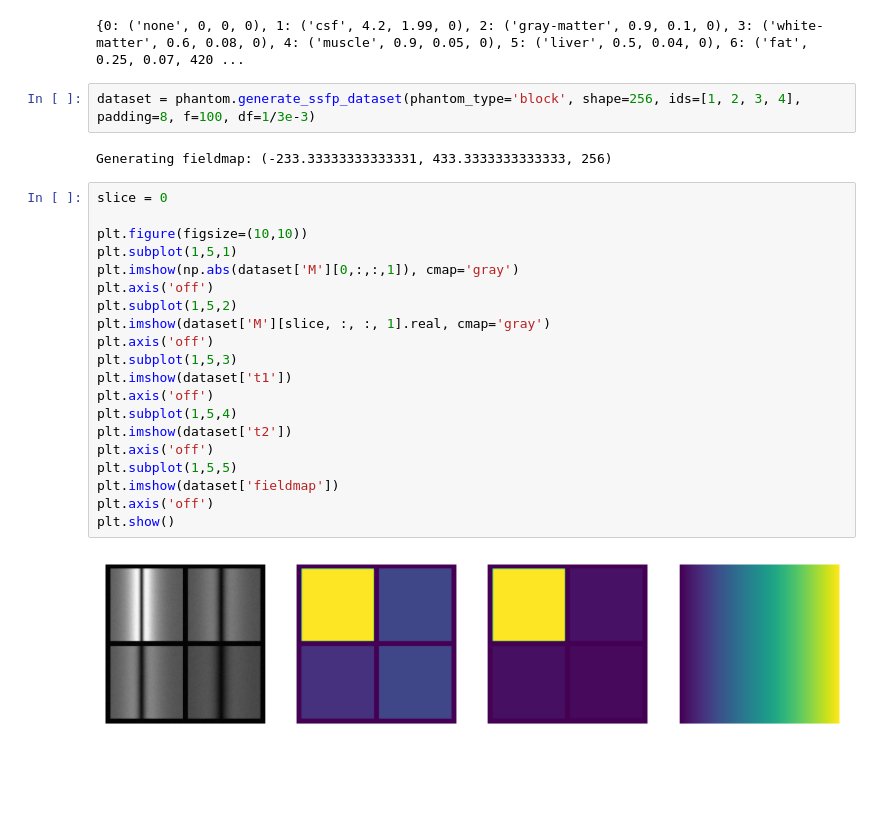
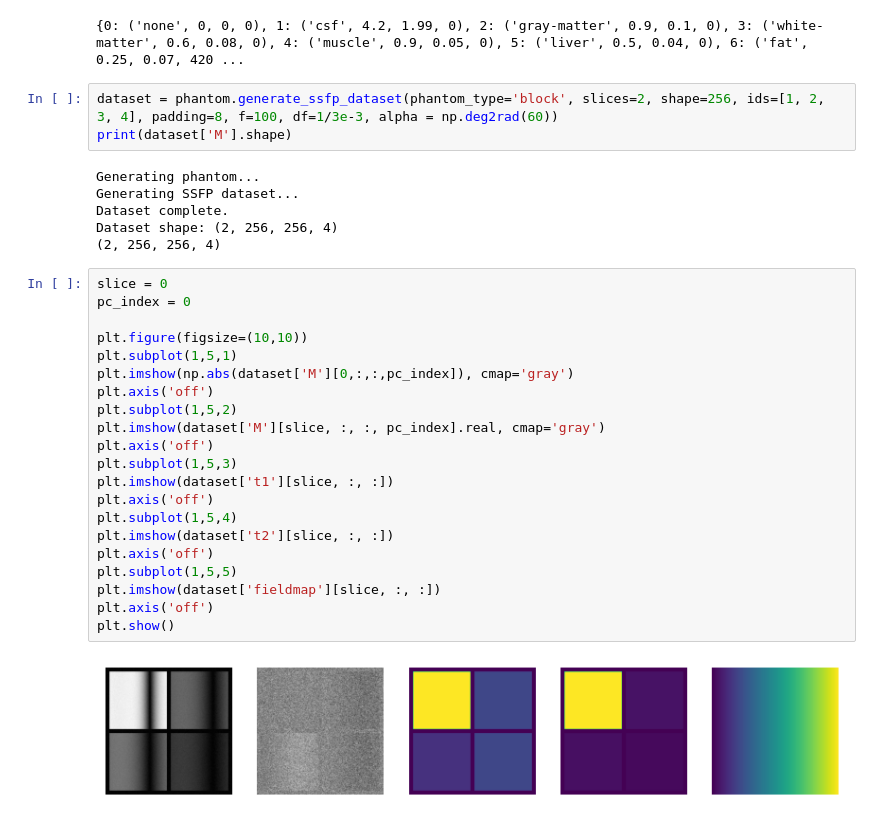
Before and after one commit to michaelmendoza/mssfp, a Jupyter notebook: notebooks/2a_simple_phantoms.ipynb, the cells around one changed output. Saved outputs shown, nothing was run; the diff lists cells and outputs as text; blank space fills up the shorter version.

Commit message:
feat: Updated phantom code to be consient for brain and simple phantoms. Fieldmaps are generated for each slice randomly (if useDeform and/or useRotate)

```diff
--- a/notebooks/2a_simple_phantoms.ipynb
+++ b/notebooks/2a_simple_phantoms.ipynb
@@ -13,28 +13,34 @@ print(simple.tissue_parameters)
 # %% [output]
 {0: ('none', 0, 0, 0), 1: ('csf', 4.2, 1.99, 0), 2: ('gray-matter', 0.9, 0.1, 0), 3: ('white-matter', 0.6, 0.08, 0), 4: ('muscle', 0.9, 0.05, 0), 5: ('liver', 0.5, 0.04, 0), 6: ('fat', 0.25, 0.07, 420 ...
 # %%
-dataset = phantom.generate_ssfp_dataset(phantom_type='block', shape=256, ids=[1, 2, 3, 4], padding=8, f=100, df=1/3e-3)
+dataset = phantom.generate_ssfp_dataset(phantom_type='block', slices=2, shape=256, ids=[1, 2, 3, 4], padding=8, f=100, df=1/3e-3, alpha = np.deg2rad(60))
+print(dataset['M'].shape)
 # %% [output]
-Generating fieldmap: (-233.33333333333331, 433.3333333333333, 256)
+Generating phantom...
+Generating SSFP dataset...
+Dataset complete.
+Dataset shape: (2, 256, 256, 4)
+(2, 256, 256, 4)
 # %%
 slice = 0
+pc_index = 0
 
 plt.figure(figsize=(10,10))
 plt.subplot(1,5,1)
-plt.imshow(np.abs(dataset['M'][0,:,:,1]), cmap='gray')
+plt.imshow(np.abs(dataset['M'][0,:,:,pc_index]), cmap='gray')
 plt.axis('off')
 plt.subplot(1,5,2)
-plt.imshow(dataset['M'][slice, :, :, 1].real, cmap='gray')
+plt.imshow(dataset['M'][slice, :, :, pc_index].real, cmap='gray')
 plt.axis('off')
 plt.subplot(1,5,3)
-plt.imshow(dataset['t1'])
+plt.imshow(dataset['t1'][slice, :, :])
 plt.axis('off')
 plt.subplot(1,5,4)
-plt.imshow(dataset['t2'])
+plt.imshow(dataset['t2'][slice, :, :])
 plt.axis('off')
 plt.subplot(1,5,5)
-plt.imshow(dataset['fieldmap'])
+plt.imshow(dataset['fieldmap'][slice, :, :])
 plt.axis('off')
 plt.show()
 # %% [output]
-[figure, old version]
+[figure, new version]
```
Also changed, not shown: parts of 5 cells of this notebook, 5 other files.
